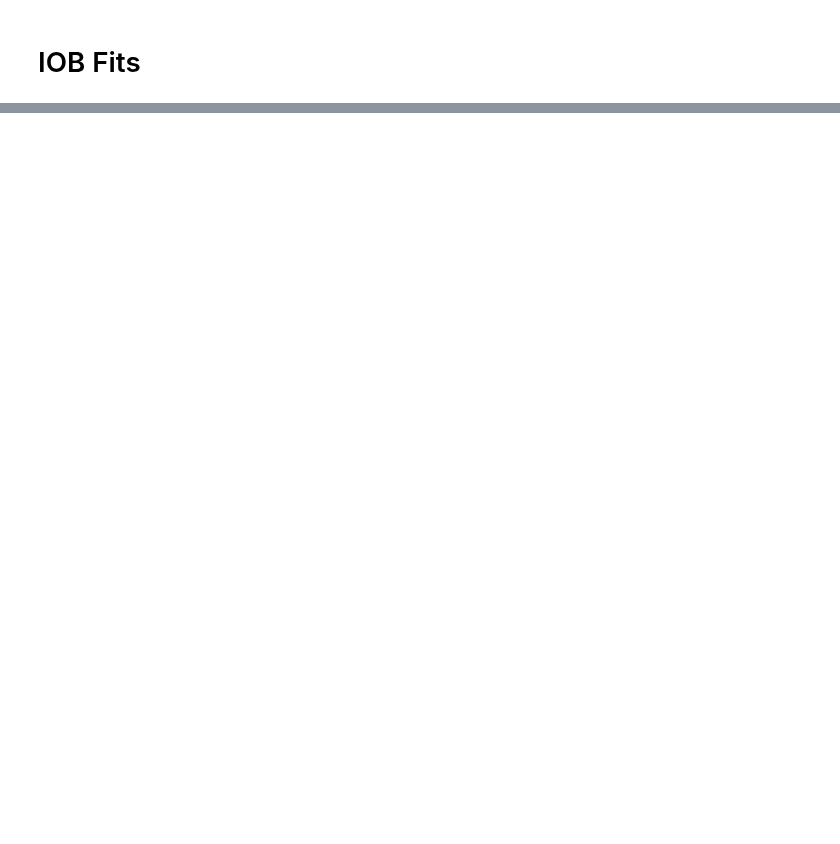
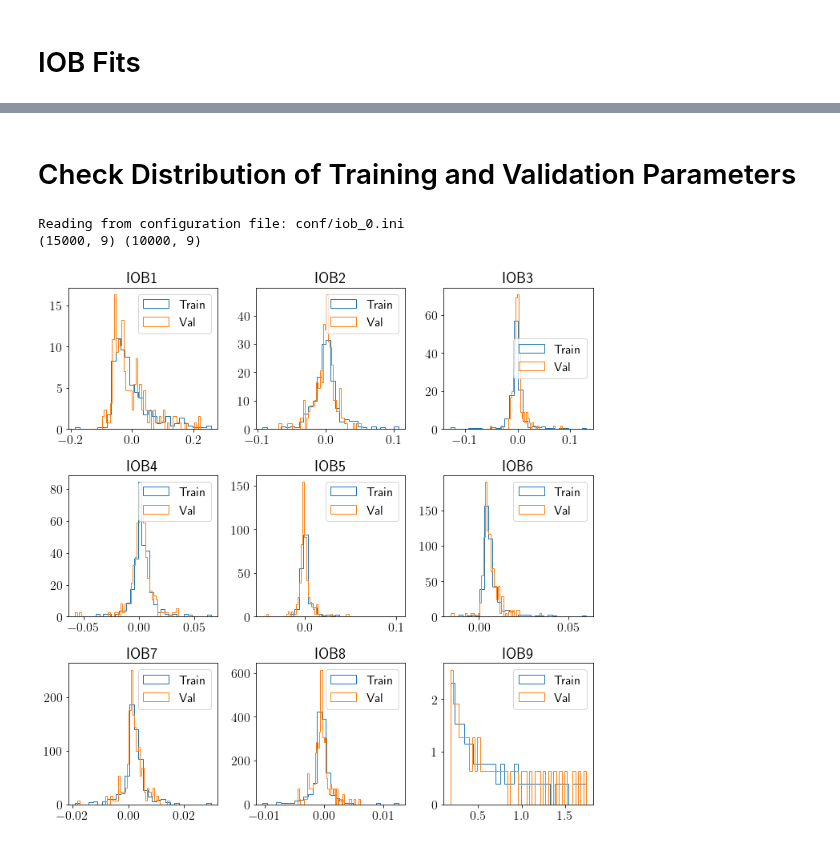
Before and after one commit to maho3/iob-attenuation, a Jupyter notebook: symbolic_regression/Results.ipynb, the cells around one changed output, grey strips where cells are left out. Cells and saved outputs as stored; diff of their text form; code cells hidden in the pictures; blank space fills up the shorter version.

```diff
--- a/symbolic_regression/Results.ipynb
+++ b/symbolic_regression/Results.ipynb
@@ -49,0 +28,35 @@ RMSE val: 5.555e-02
+# %% [markdown]
+# Check Distribution of Training and Validation Parameters
+# %%
+ini_file = 'conf/iob_0.ini'
+args = OperonArgs(ini_file)
+
+# Load training and validation data
+dirname = pjoin(args.data_dir, f'{args.in_param}_data_{args.version_num}')
+fname_train = pjoin(dirname, f'{args.in_param}_train_data.txt')
+fname_val = pjoin(dirname, f'{args.in_param}_val_data.txt')
+
+with open(fname_train, 'r') as f:
+    names = f.readline().strip().split()[2:]
+data = np.loadtxt(fname_train, skiprows=1)
+X = data[:,2:-1]
+y = data[:,-1]
+
+with open(fname_val, 'r') as f:
+    val_names = f.readline().strip().split()[2:]
+data = np.loadtxt(fname_val, skiprows=1)
+Xval = data[:,2:-1]
+
+print(X.shape, Xval.shape)
+
+fig, axs = plt.subplots(3, 3, figsize=(10,10))
+for i, ax in enumerate(axs.flatten()):
+    ax.hist(X[:,i], bins=30, density=True, histtype='step', label='Train')
+    ax.hist(Xval[:,i], bins=50, density=True, histtype='step', label='Val')
+    ax.legend()
+    ax.set_title(f'IOB{i+1}')
+fig.tight_layout()
+# %% [output]
+Reading from configuration file: conf/iob_0.ini
+(15000, 9) (10000, 9)
+[figure, added]
```
Also changed, not shown: parts of 2 cells of this notebook, 12 other files.
